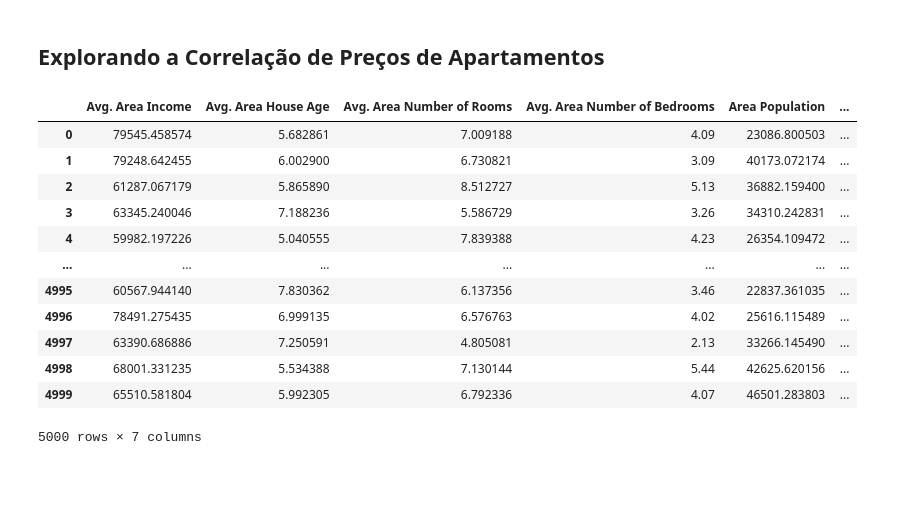
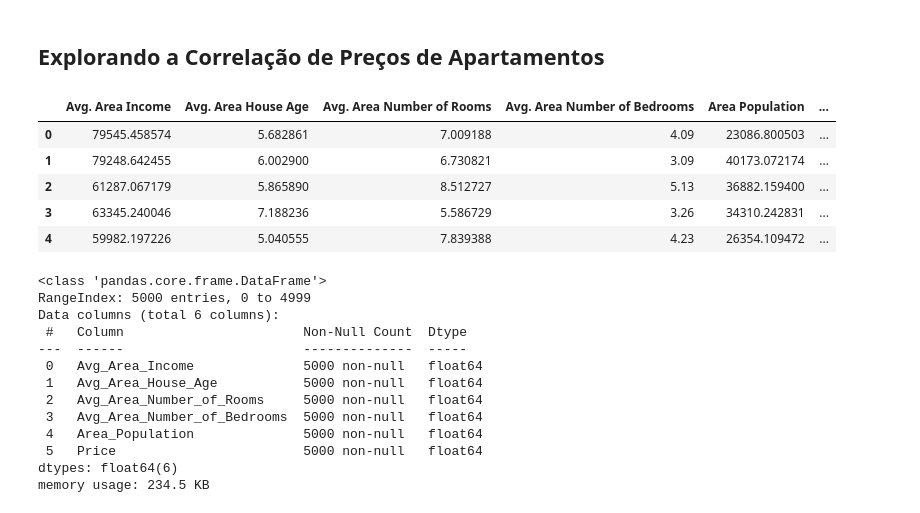
Before and after one commit to leandroboteon/python-correlacoes-precos-apartamento, a Jupyter notebook: Relacoes_de_precos_de_apartamentos.ipynb, the cells around one changed output. Cells and saved outputs as stored; diff of their text form; code cells hidden in the pictures; blank space fills up the shorter version.

```diff
--- a/Relacoes_de_precos_de_apartamentos.ipynb
+++ b/Relacoes_de_precos_de_apartamentos.ipynb
@@ -18,18 +18,11 @@ import plotly.express as px
 # %%
 df_apto = pd.read_csv("/content/drive/MyDrive/Formação em Dados/Iniciando na Análise/USA_Housing.csv", sep=",")
 # %%
-df_apto
+df_apto.head()
 # %% [output]
 |  | Avg. Area Income | Avg. Area House Age | Avg. Area Number of Rooms | Avg. Area Number of Bedrooms | Area Population | ... |
 | 0 | 79545.458574 | 5.682861 | 7.009188 | 4.09 | 23086.800503 | ... |
 | 1 | 79248.642455 | 6.002900 | 6.730821 | 3.09 | 40173.072174 | ... |
 | 2 | 61287.067179 | 5.865890 | 8.512727 | 5.13 | 36882.159400 | ... |
 | 3 | 63345.240046 | 7.188236 | 5.586729 | 3.26 | 34310.242831 | ... |
 | 4 | 59982.197226 | 5.040555 | 7.839388 | 4.23 | 26354.109472 | ... |
-| ... | ... | ... | ... | ... | ... | ... |
-| 4995 | 60567.944140 | 7.830362 | 6.137356 | 3.46 | 22837.361035 | ... |
-| 4996 | 78491.275435 | 6.999135 | 6.576763 | 4.02 | 25616.115489 | ... |
-| 4997 | 63390.686886 | 7.250591 | 4.805081 | 2.13 | 33266.145490 | ... |
-| 4998 | 68001.331235 | 5.534388 | 7.130144 | 5.44 | 42625.620156 | ... |
-| 4999 | 65510.581804 | 5.992305 | 6.792336 | 4.07 | 46501.283803 | ... |
-5000 rows × 7 columns
@@ -39,0 +37,16 @@ df_apto
+# %%
+df_apto.info()
+# %% [output]
+<class 'pandas.core.frame.DataFrame'>
+RangeIndex: 5000 entries, 0 to 4999
+Data columns (total 6 columns):
+ #   Column                       Non-Null Count  Dtype
+---  ------                       --------------  -----
+ 0   Avg_Area_Income              5000 non-null   float64
+ 1   Avg_Area_House_Age           5000 non-null   float64
+ 2   Avg_Area_Number_of_Rooms     5000 non-null   float64
+ 3   Avg_Area_Number_of_Bedrooms  5000 non-null   float64
+ 4   Area_Population              5000 non-null   float64
+ 5   Price                        5000 non-null   float64
+dtypes: float64(6)
+memory usage: 234.5 KB
```
Also changed, not shown: parts of 23 cells of this notebook.
